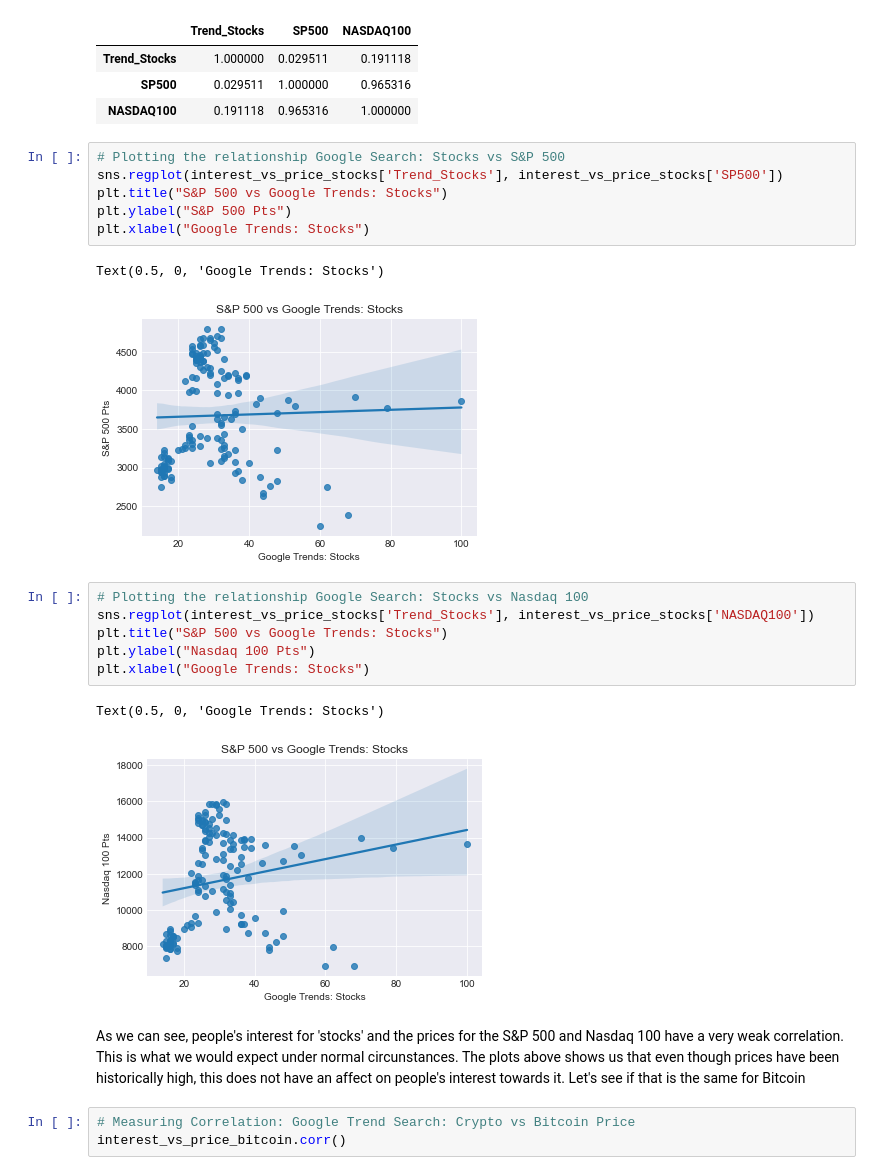
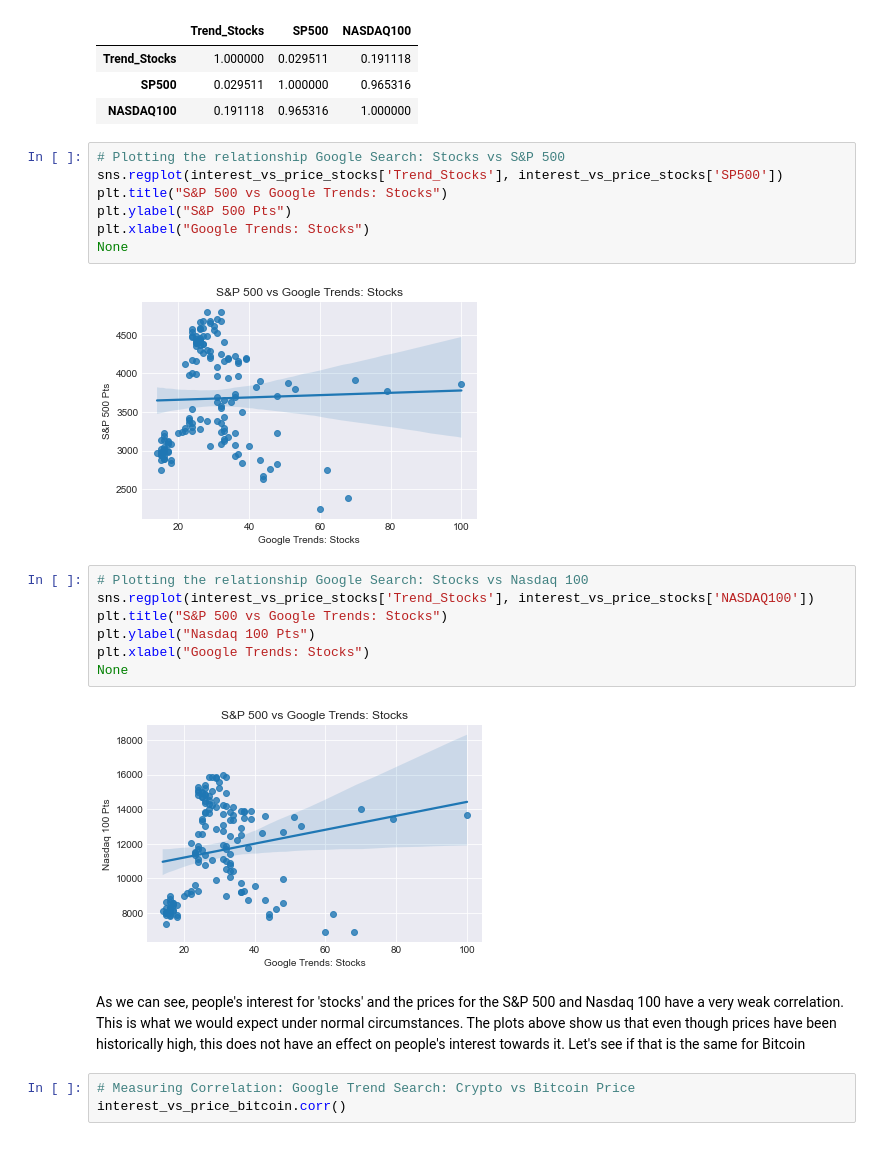
Before and after one commit to joaofelipemb/Bitcoin-Analysis, a Jupyter notebook: bitcoin_analysis.ipynb, the cells around one changed output. Drawn from its saved outputs; the diff is of its cells as text.

```diff
--- a/bitcoin_analysis.ipynb
+++ b/bitcoin_analysis.ipynb
@@ -813,20 +814,20 @@ sns.regplot(interest_vs_price_stocks['Trend_Stocks'], interest_vs_price_stocks['
 plt.title("S&P 500 vs Google Trends: Stocks")
 plt.ylabel("S&P 500 Pts")
 plt.xlabel("Google Trends: Stocks")
+None
 # %% [output]
-Text(0.5, 0, 'Google Trends: Stocks')
 [figure]
 # %%
 # Plotting the relationship Google Search: Stocks vs Nasdaq 100
 sns.regplot(interest_vs_price_stocks['Trend_Stocks'], interest_vs_price_stocks['NASDAQ100'])
 plt.title("S&P 500 vs Google Trends: Stocks")
 plt.ylabel("Nasdaq 100 Pts")
 plt.xlabel("Google Trends: Stocks")
+None
 # %% [output]
-Text(0.5, 0, 'Google Trends: Stocks')
-[figure, old version]
+[figure, new version]
 # %% [markdown]
-As we can see, people's interest for 'stocks' and the prices for the S&P 500 and Nasdaq 100 have a very weak correlation. This is what we would expect under normal circunstances. The plots above shows us that even though prices have been historically high, this does not have an affect on people's interest towards it. Let's see if that is the same for Bitcoin
+As we can see, people's interest for 'stocks' and the prices for the S&P 500 and Nasdaq 100 have a very weak correlation. This is what we would expect under normal circumstances. The plots above show us that even though prices have been historically high, this does not have an effect on people's interest towards it. Let's see if that is the same for Bitcoin
 # %%
 # Measuring Correlation: Google Trend Search: Crypto vs Bitcoin Price
 interest_vs_price_bitcoin.corr()
```
Also changed, not shown: parts of 31 cells of this notebook.
